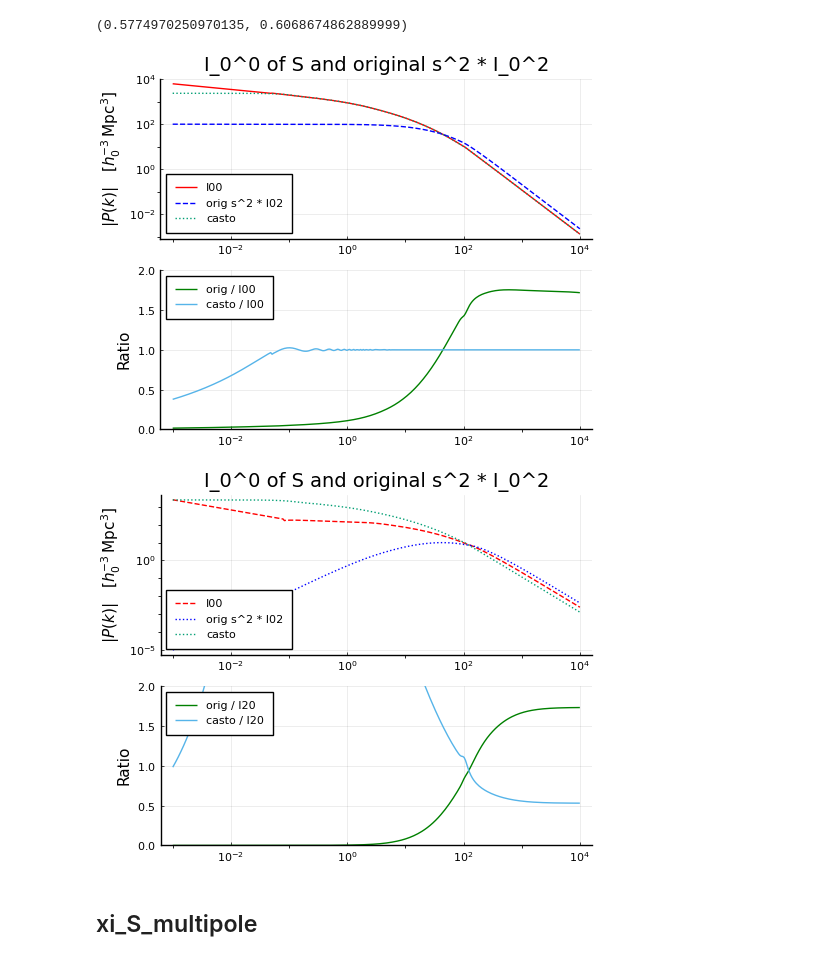
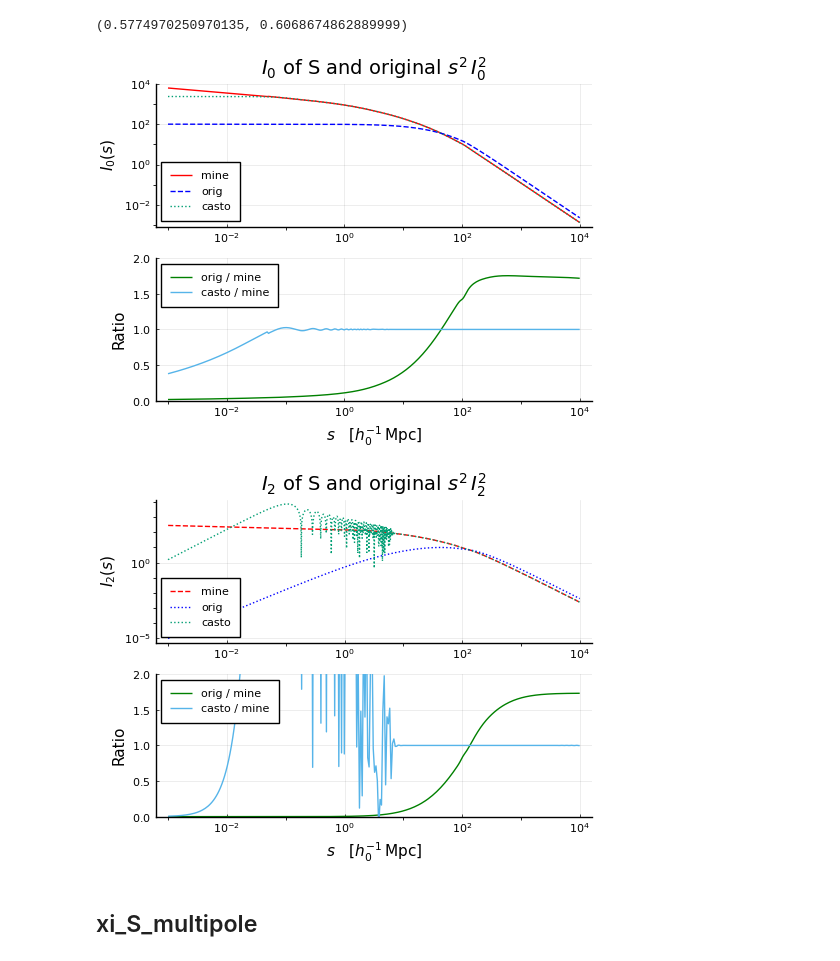
Before and after one commit to foglienimatteo/GaPSE.jl, a Jupyter notebook: ipynbs/Real_f_NL.ipynb, the cells around one changed output. Drawn from its saved outputs; the diff is of its cells as text; code cells hidden in the pictures.

```diff
--- a/ipynbs/Real_f_NL.ipynb
+++ b/ipynbs/Real_f_NL.ipynb
@@ -308,7 +313,7 @@ plot(ks, [α_bias(k, 1, cosmo) for k in ks], axis=:log,
 I00 = f_NL_IntegralIPS(cosmo, 0, 0; kmin = 1e-8, kmax = 1e4, z = 0,
     fit_left_min = 5e-2, fit_left_max = 1e-1, con=false);
 I20 = f_NL_IntegralIPS(cosmo, 2, 0; kmin = 1e-8, kmax = 1e4, z = 0,
-    fit_left_min = 8e-2, fit_left_max = 1e-1, con=false);
+    fit_left_min = 5e-1, fit_left_max = 1e0, con=false);
 # %%
 ss = 10 .^ range(-3,4; length=300);
 I00s = [I00(s) for s in ss]
@@ -333,57 +338,57 @@ spline_3 = Spline1D(xs_3, ys_3)
 p1 = plot([xs_1, xs_2], [abs.(ys_1), abs.(ys_2)],
     xaxis=:log, yaxis=:log,
     lc=[:red :blue], #yticks = 10.0 .^ [i for i in 2:5],
-    title = "I_0^0 of S and original s^2 * I_0^2",
-    label=["I00" "orig s^2 * I02"], ls=[:solid :dash],
-    ylabel = L"|P(k)| \quad [h_0^{-3}\,\mathrm{Mpc}^3]",
+    title = L"I_0"*" of S and original " * L"s^2 \, I_0^2",
+    label=["mine" "orig"], ls=[:solid :dash],
+    ylabel = L"I_0(s)",
     legend=:bottomleft)
 plot!(p1, xs_3, ys_3, label="casto", ls=:dot)
 
 p2 = plot(xs_1, spline_2.(xs_1) ./ ys_1,
     ylabel="Ratio", lc=:green,
-    xaxis=:log, label = "orig / I00",
+    xaxis=:log, label = "orig / mine",
     ylim=(0,2),
     legend=:topleft,
-    #xlabel=L"$k \quad [h_0 \,\mathrm{Mpc}^{-1}]$",
+    xlabel=L"$s \quad [h_0^{-1} \,\mathrm{Mpc}]$",
     )
-plot!(p2, xs_1, spline_3.(xs_1) ./ ys_1, label = "casto / I00")
+plot!(p2, xs_1, spline_3.(xs_1) ./ ys_1, label = "casto / mine")
 
 P = plot(p1, p2, size=(500, 400), layout= @layout [ x ; y  ] )
 # %% [output]
-[figure, old version]
+[figure, new version]
 # %%
 xs_1 = ss
 ys_1 = I20s ./ (100 / 299792.458) .^2  #.* 1e13
 
 xs_2 = ss
 ys_2 = [abs(cosmo.tools.I22(s)) * s^2 for s in ss]
 spline_2 = Spline1D(xs_2, ys_2)
 
 xs_3 = casto_ss
-ys_3 = casto_I00s ./ (100 / 299792.458) .^2
+ys_3 = abs.(casto_I20s) ./ (100 / 299792.458) .^2
 spline_3 = Spline1D(xs_3, ys_3)
 
 p1 = plot([xs_1, xs_2], [abs.(ys_1), abs.(ys_2)],
     xaxis=:log, yaxis=:log,
     lc=[:red :blue], #yticks = 10.0 .^ [i for i in 2:5],
-    title = "I_0^0 of S and original s^2 * I_0^2",
-    label=["I00" "orig s^2 * I02"], ls=[:dash :dot],
-    ylabel = L"|P(k)| \quad [h_0^{-3}\,\mathrm{Mpc}^3]",
+    title = L"I_2"*" of S and original " * L"s^2 \, I_2^2",
+    label=["mine" "orig"], ls=[:dash :dot],
+    ylabel = L"I_2(s)",
     legend=:bottomleft)
 plot!(p1, xs_3, ys_3, label="casto", ls=:dot)
 
 p2 = plot(xs_1, spline_2.(xs_1) ./ ys_1,
     ylabel="Ratio", lc=:green,
-    xaxis=:log, label = "orig / I20",
+    xaxis=:log, label = "orig / mine",
     ylim=(0,2),
     legend=:topleft,
-    #xlabel=L"$k \quad [h_0 \,\mathrm{Mpc}^{-1}]$",
+    xlabel=L"$s \quad [h_0^{-1} \,\mathrm{Mpc}]$",
     )
-plot!(p2, xs_1, spline_3.(xs_1) ./ ys_1, label = "casto / I20")
+plot!(p2, xs_1, spline_3.(xs_1) ./ ys_1, label = "casto / mine")
 
 P = plot(p1, p2, size=(500, 400), layout= @layout [ x ; y  ] )
 # %% [output]
-[figure, old version]
+[figure, new version]
 # %% [markdown]
 ## xi_S_multipole
 # %%
```
Also changed, not shown: parts of 9 cells of this notebook.
